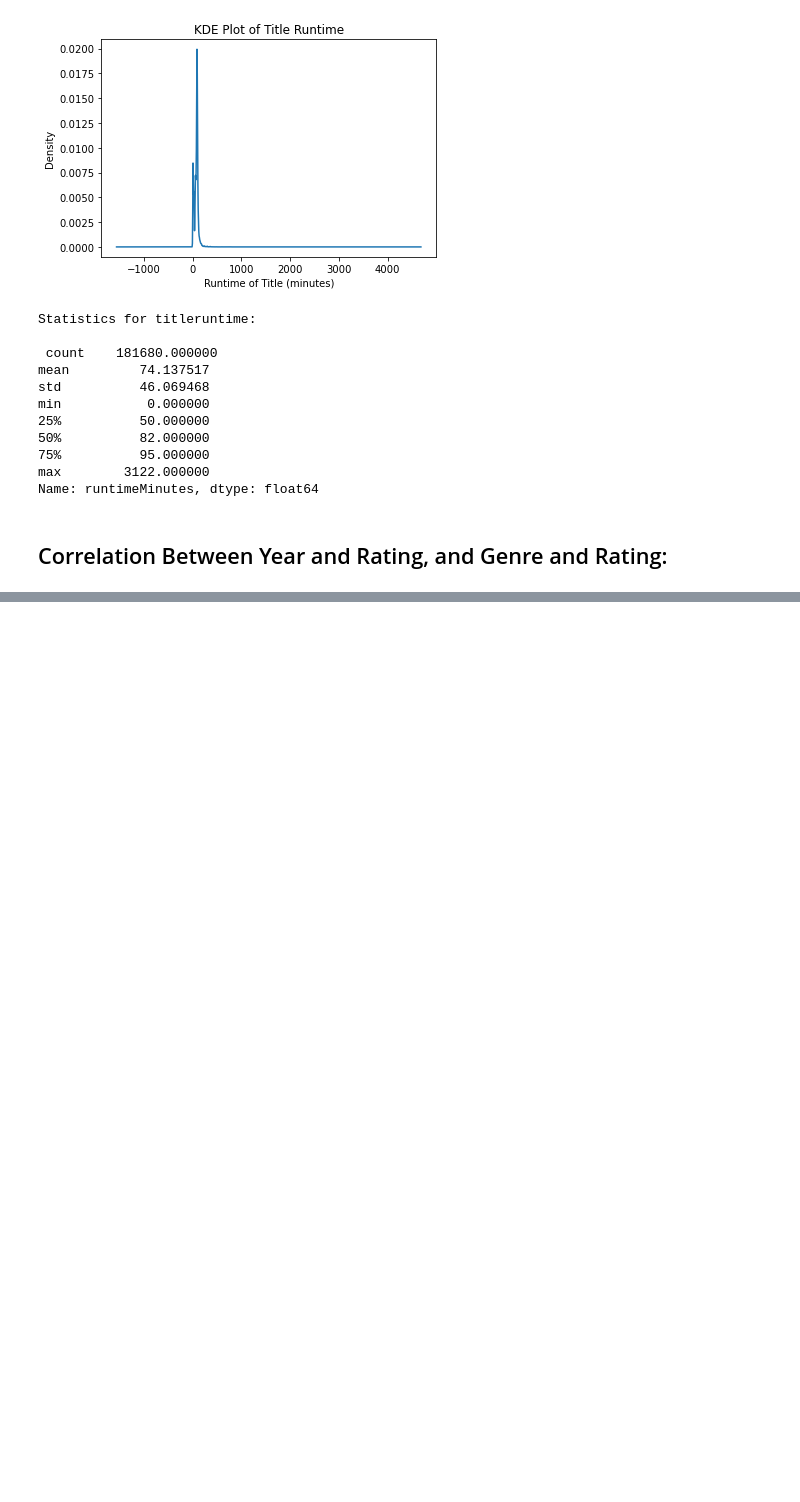
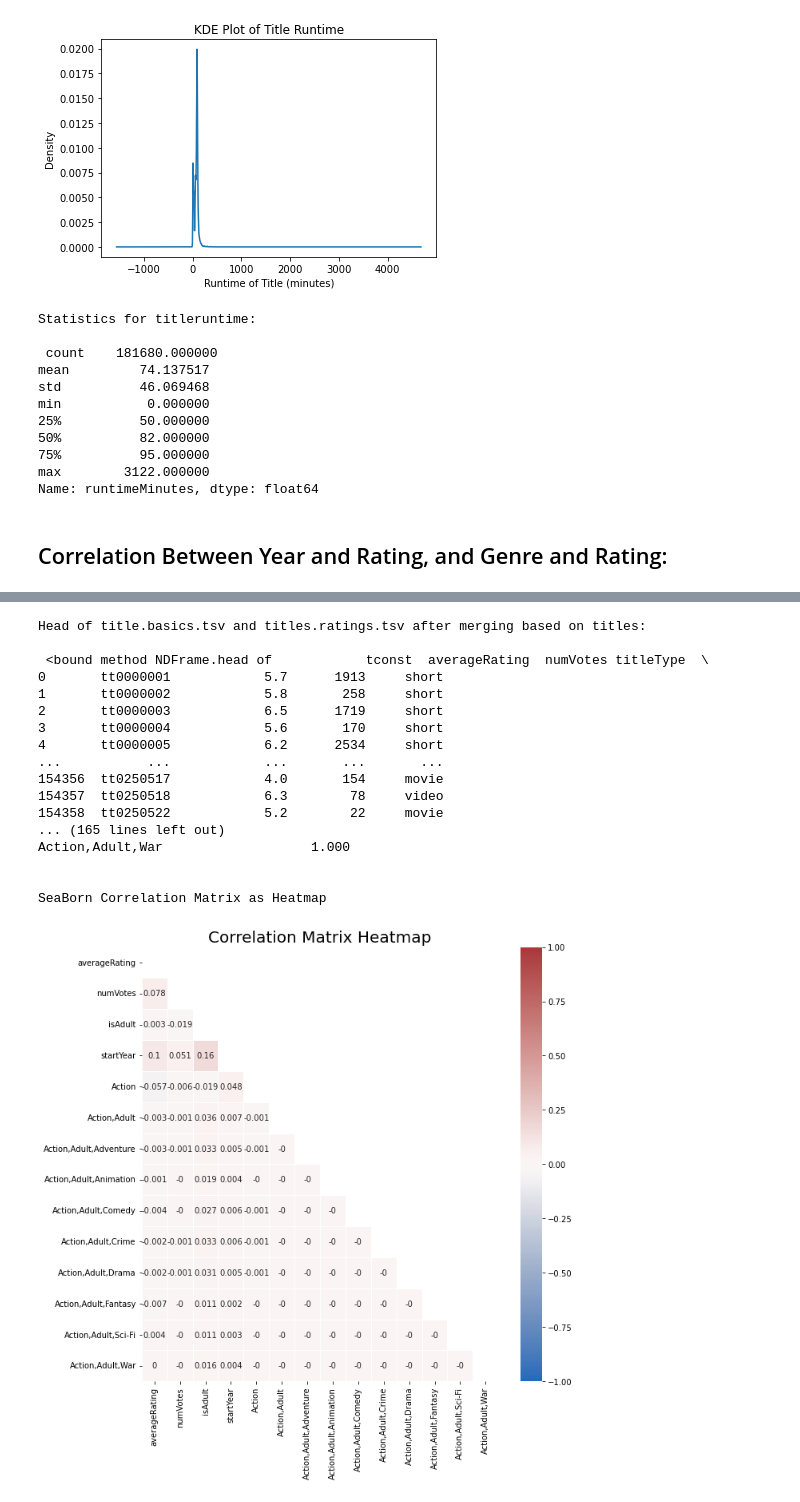
Before and after one commit to dash2927/ABCD, a Jupyter notebook: imdbEDA.ipynb, the cells around one changed output, grey strips where cells are left out. Cells and saved outputs as stored; diff of their text form; code cells hidden in the pictures; blank space fills up the shorter version.

Commit message:
Got genre correlation working.

```diff
--- a/imdbEDA.ipynb
+++ b/imdbEDA.ipynb
@@ -274,0 +224,66 @@ SeaBorn Correlation Matrix as Heatmap
+# %%
+# Re-read in titles.ratings.tsv
+df6 = pd.read_csv('titles.ratings.tsv', sep='\t')
+
+# Re-read in title.basics.tsv
+df7 = pd.read_csv('title.basics.tsv', sep='\t')
+
+# One-Hot Encoding to find correlation of genres to rating
+ # example taken from:
+ # https://stackoverflow.com/questions/37292872/how-can-i-one-hot-encode-in-python
+genre_dummies = pd.get_dummies(df7.genres) # This makes 1378 genre columns!
+
+# Using dummie1col to select a limited number of columns.
+dummie1col = genre_dummies.iloc[:, : 10] # <- change last digit to adjust how many columns
+                                         # you want to select.
+
+# Add one-hot encoded dataframe to original dataframe (works - commenting for testing)
+df8 = pd.concat([df7, dummie1col], axis=1)
+#df8 = pd.concat([df7, genre_dummies], axis=1) # <- Can just append genre_dummies to append all 1378 columns.
+                                               # Calculating correlation matrix often crashes server though.
+
+# Merge title.basics.tsv with one-hot genres (df8) and titles.ratings.tsv (df6) based off titles column.
+mergedDF = pd.merge(df6, df8, on='tconst')
+
+# Drop rows where startYear is empty
+mergedDF.drop(mergedDF[mergedDF['startYear'] == r'\N'].index, inplace = True)
+
+# convert startYear column from type object to type numeric
+mergedDF['startYear'] = pd.to_numeric(mergedDF['startYear'])
+
+# convert averageRating column from type object to type numeric
+mergedDF['averageRating'] = pd.to_numeric(mergedDF['averageRating'])
+
+# Print some of the merged dataframe to make sure it looks right
+print("\nHead of title.basics.tsv and titles.ratings.tsv after merging based on titles: \n\n", mergedDF.head)
+
+# Print basic correlation matrix
+matrix = mergedDF.corr(method='pearson', min_periods=1).round(3)
+print("\nBasic Correlation Matrix\n", matrix)
+
+# Used https://datagy.io/python-correlation-matrix/ as a reference on 11/26/2022
+print("\n\nSeaBorn Correlation Matrix as Heatmap")
+mask = np.triu(np.ones_like(matrix, dtype=bool))
+fig, ax = plt.subplots(figsize=(10,10))
+sns.heatmap(matrix, annot=True, vmax=1, vmin=-1, center=0, cmap='vlag', mask=mask, linewidths=.5, ax=ax)
+plt.title("Correlation Matrix Heatmap", fontsize =20)
+plt.show()
+# %% [output]
+Head of title.basics.tsv and titles.ratings.tsv after merging based on titles:
+
+ <bound method NDFrame.head of            tconst  averageRating  numVotes titleType  \
+0       tt0000001            5.7      1913     short
+1       tt0000002            5.8       258     short
+2       tt0000003            6.5      1719     short
+3       tt0000004            5.6       170     short
+4       tt0000005            6.2      2534     short
+...           ...            ...       ...       ...
+154356  tt0250517            4.0       154     movie
+154357  tt0250518            6.3        78     video
+154358  tt0250522            5.2        22     movie
+... (165 lines left out)
+Action,Adult,War                   1.000
+
+
+SeaBorn Correlation Matrix as Heatmap
+[figure, added]
```
Also changed, not shown: parts of 1 cell of this notebook.
